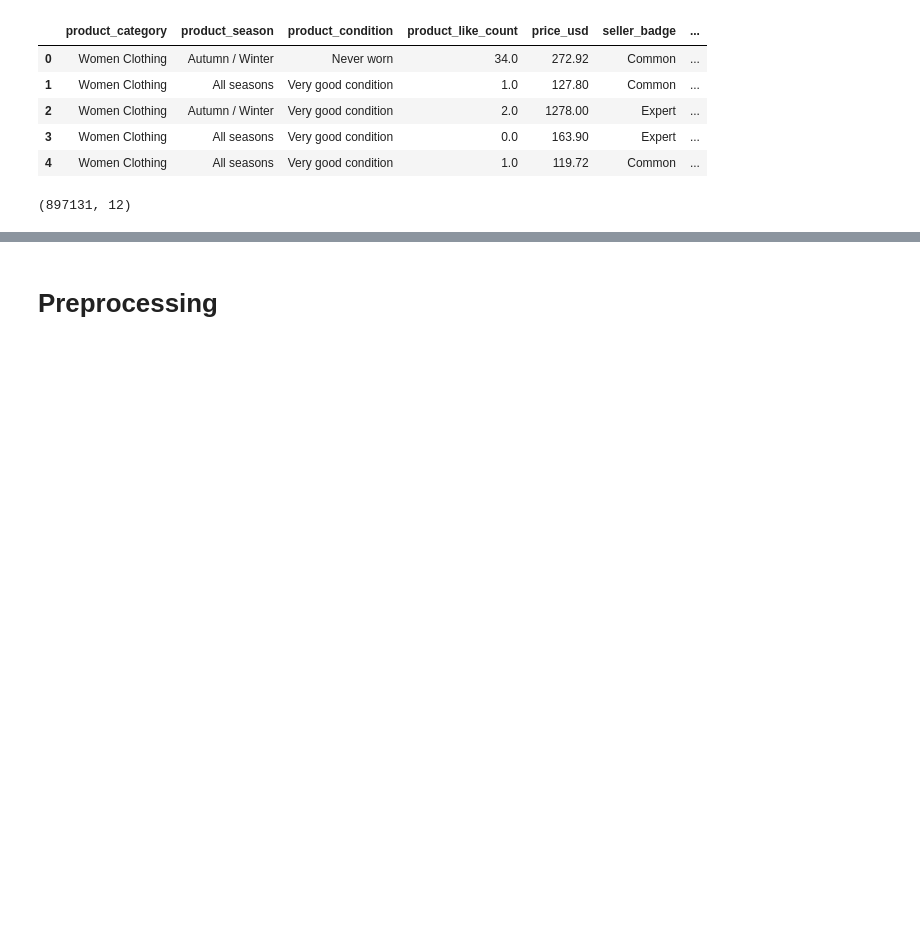
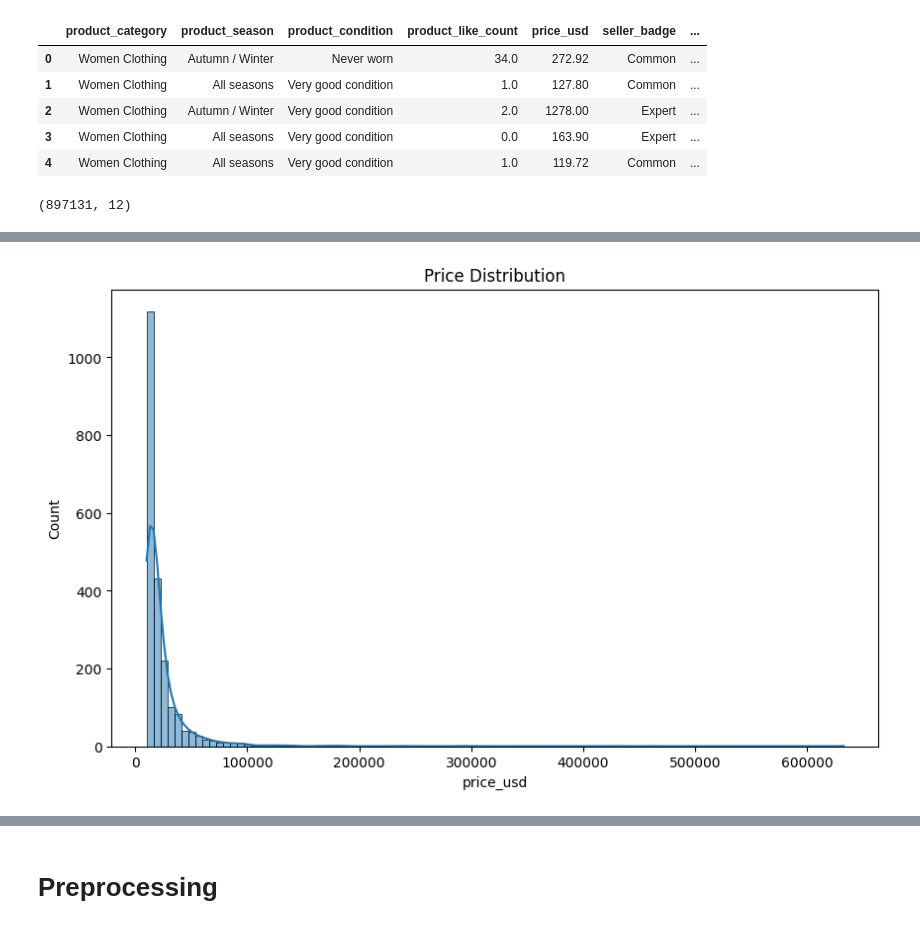
Before and after one commit to aplabey/2nd_hand_fashion_valuation, a Jupyter notebook: notebooks/notebook_AL.ipynb, the cells around one changed output, grey strips where cells are left out. Drawn from its saved outputs; the diff is of its cells as text; code cells hidden in the pictures; blank space fills up the shorter version.

```diff
--- a/notebooks/notebook_AL.ipynb
+++ b/notebooks/notebook_AL.ipynb
@@ -163,3 +157,6 @@ df_capped = df[df['price_usd'] <= 10000]
 df_capped.shape
 # %% [output]
 (898367, 36)
+# %%
+df_high = df[df['price_usd'] >= 10000]
+df_high.shape
@@ -444,0 +378,7 @@ df2.shape
+# %%
+plt.figure(figsize=(10, 6))
+sns.histplot(data=df_high, x='price_usd', bins=100, kde=True)
+plt.title('Price Distribution')
+plt.show()
+# %% [output]
+[figure, added]
```
Also changed, not shown: parts of 22 cells of this notebook.
